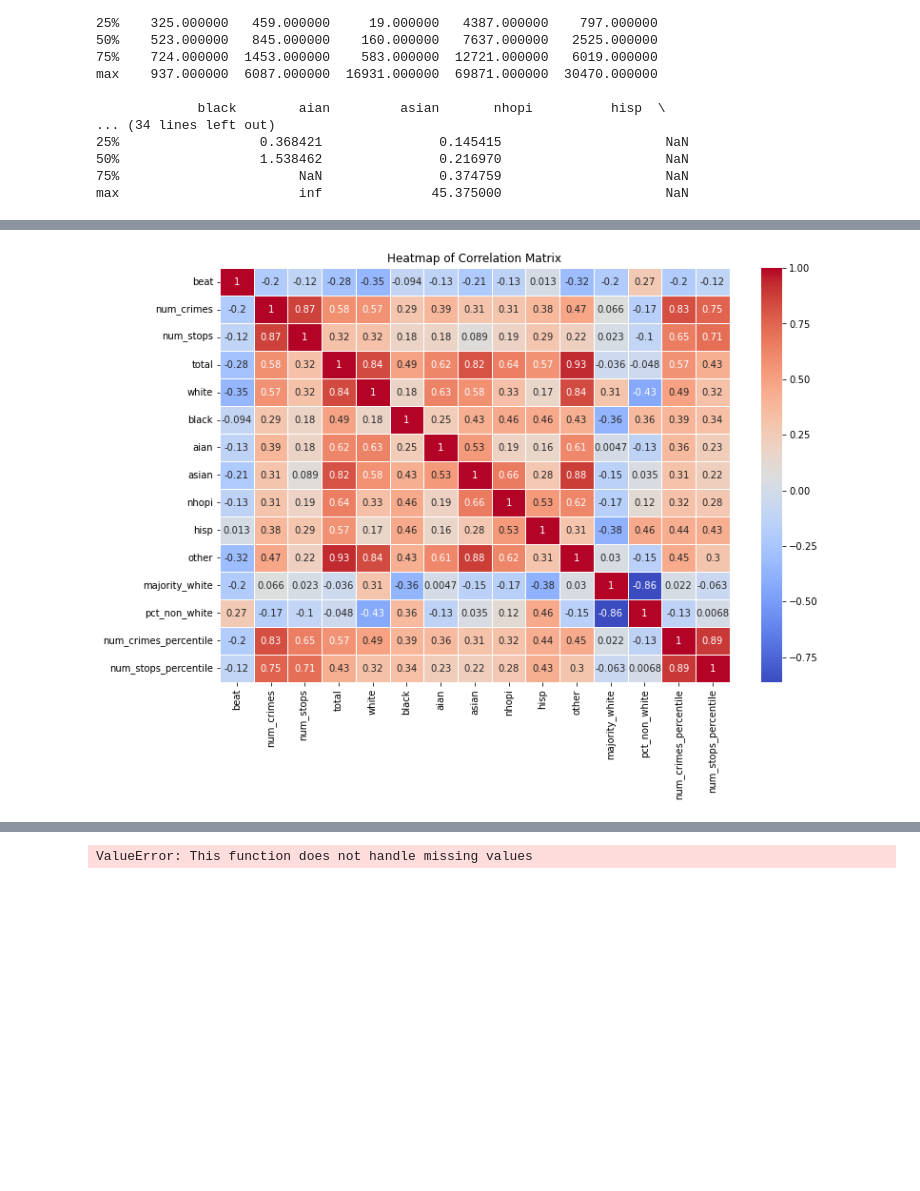
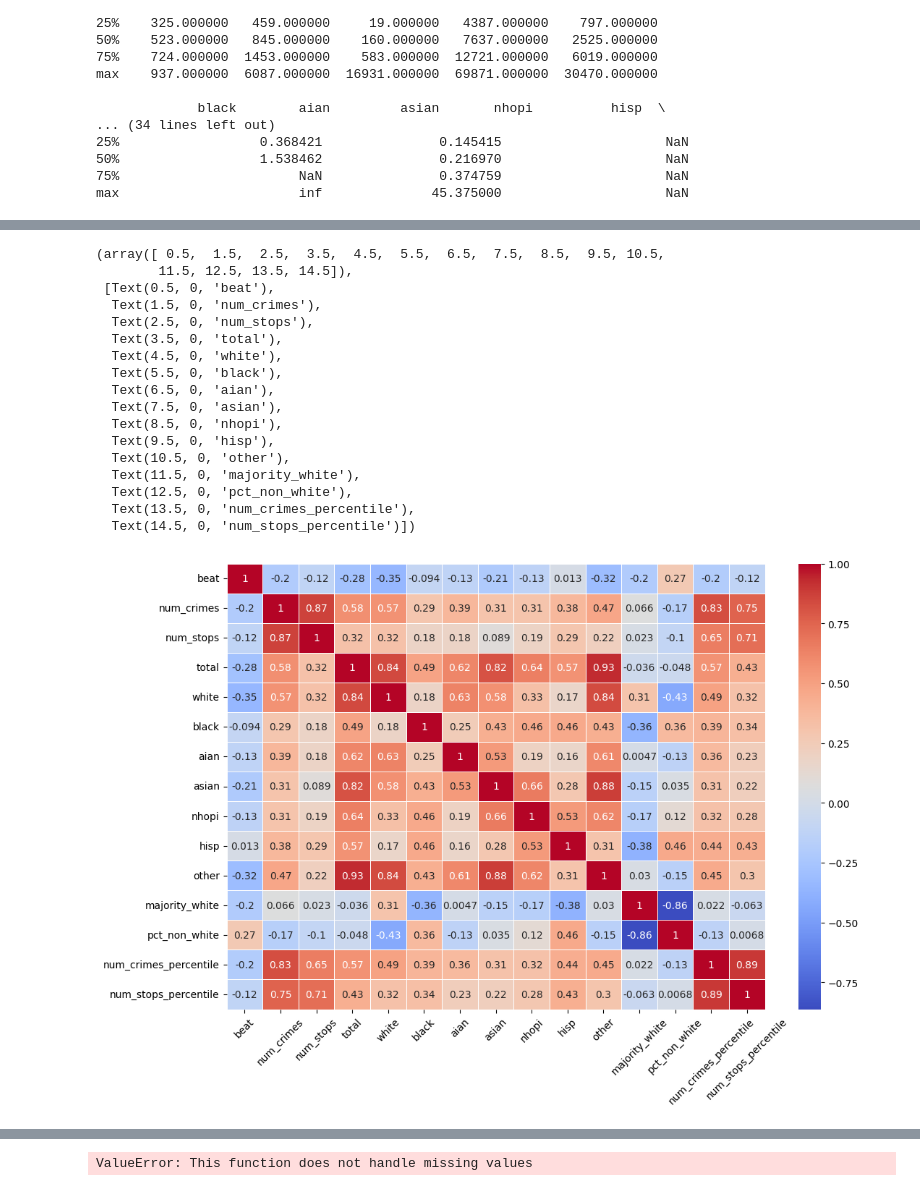
Before and after one commit to aldabbagh/DPI617, a Jupyter notebook: starter.ipynb, the cells around one changed output, grey strips where cells are left out. Drawn from its saved outputs; the diff is of its cells as text; code cells hidden in the pictures; blank space fills up the shorter version.

```diff
--- a/starter.ipynb
+++ b/starter.ipynb
@@ -1107,12 +1118,30 @@ correlation_matrix = model1_data.corr()
 # %%
 import seaborn as sns
 
 plt.figure(figsize=(12, 8))
 sns.heatmap(correlation_matrix, annot=True, cmap='coolwarm', linewidths=0.5)
-plt.title('Heatmap of Correlation Matrix')
-plt.show()
+# plt.title('Heatmap of Correlation Matrix')
+# Rotate x axis labels
+plt.xticks(rotation=45)
 # %% [output]
+(array([ 0.5,  1.5,  2.5,  3.5,  4.5,  5.5,  6.5,  7.5,  8.5,  9.5, 10.5,
+        11.5, 12.5, 13.5, 14.5]),
+ [Text(0.5, 0, 'beat'),
+  Text(1.5, 0, 'num_crimes'),
+  Text(2.5, 0, 'num_stops'),
+  Text(3.5, 0, 'total'),
+  Text(4.5, 0, 'white'),
+  Text(5.5, 0, 'black'),
+  Text(6.5, 0, 'aian'),
+  Text(7.5, 0, 'asian'),
+  Text(8.5, 0, 'nhopi'),
+  Text(9.5, 0, 'hisp'),
+  Text(10.5, 0, 'other'),
+  Text(11.5, 0, 'majority_white'),
+  Text(12.5, 0, 'pct_non_white'),
+  Text(13.5, 0, 'num_crimes_percentile'),
+  Text(14.5, 0, 'num_stops_percentile')])
-[figure, old version]
+[figure, new version]
 # %%
 plt.figure(figsize=(12, 6))
 sns.boxplot(x='majority_white', y='num_crimes', data=model1_data)
```
Also changed, not shown: parts of 35 cells of this notebook, 3 other files.
